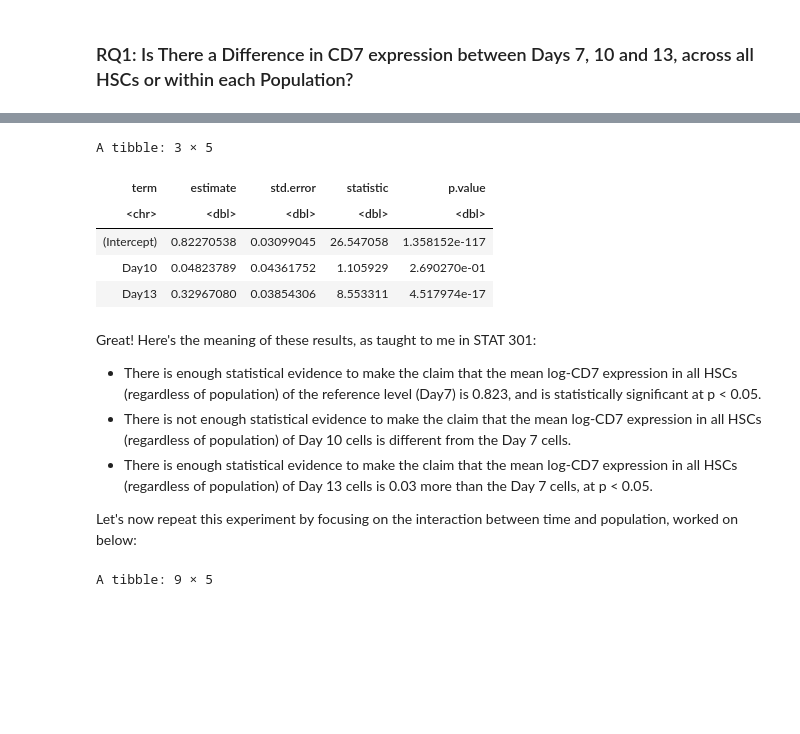
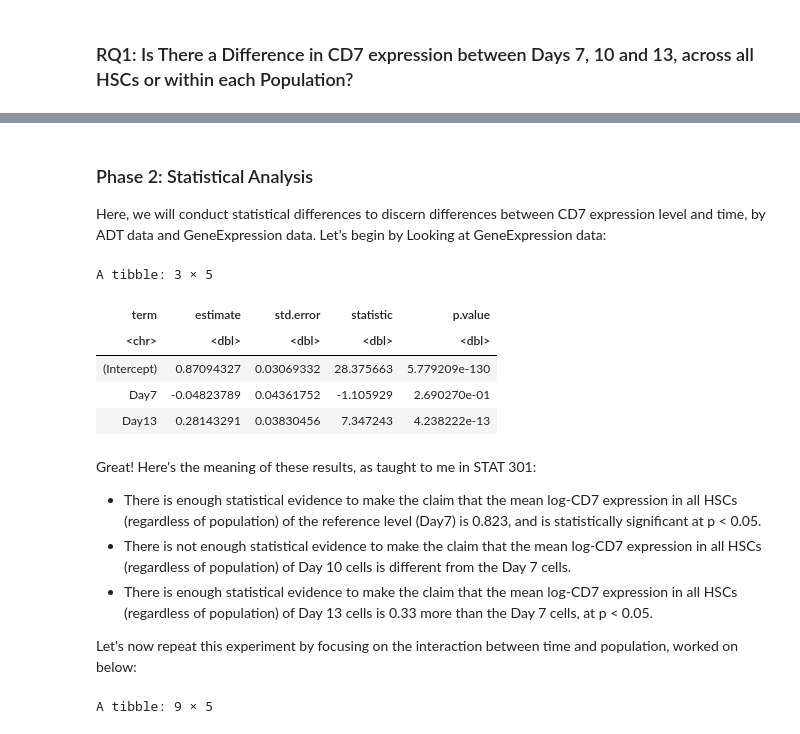
Before and after one commit to piyush-1903/ZandstraEaves_DirectedStudies, a Jupyter notebook: Aim1/d7-d13_RNASeq/Aim2_Analysis.ipynb, the cells around one changed output, grey strips where cells are left out. Saved outputs shown, nothing was run; the diff lists cells and outputs as text; code cells hidden in the pictures; blank space fills up the shorter version.

```diff
--- a/Aim1/d7-d13_RNASeq/Aim2_Analysis.ipynb
+++ b/Aim1/d7-d13_RNASeq/Aim2_Analysis.ipynb
@@ -198,34 +358,45 @@ I will generate 2 plots here, Plot_1 containing CD7 expression Vs. Day (All HSCs
 # %%
-# Implementing the BoxPlot Visualizations for CD7 Expression Across All Popuulations
+# Implementing the BoxPlot Visualizations for CD7 Expression Across All Popuulations #nolint
 
-options(repr.plot.width = 12, repr.plot.height = 8)
+options(repr.plot.width = 18, repr.plot.height = 9)
+
 # Filter out CD7- cells
 cd7_filtered_df <- as.data.frame(colData(merge2_light)) %>%
-  filter(CD7_status != "CD7_neg") %>%
+  filter(CD7_geneStat != "CD7_0") %>%
   filter(Group != "Other")
 
 # Reorder Day as a factor with levels in desired order
 cd7_filtered_df$Day <- factor(cd7_filtered_df$Day, levels = c("7", "10", "13"))
 
 # Plot 1: Overall Boxplot (All groups combined)
-ggplot(cd7_filtered_df, aes(x = Day, y = CD7_expr)) +
+CD7_gene_expression_plot_HSC <- ggplot(cd7_filtered_df, aes(x = Day, y = CD7_gene)) + # nolint
   geom_boxplot(fill = "steelblue", alpha = 0.7, outlier.shape = NA) +
   geom_jitter(width = 0.2, alpha = 0.2, size = 0.5) +
   labs(
-    title = "CD7 Expression Across Time (All HSCs)",
+    subtitle = "For All HSCs",
     x = "Day",
-    y = "CD7 log-normalized Expression"
+    y = "CD7 Log-Normalized Gene Expression"
   ) +
   theme_minimal()
 
 # Plot 2: Faceted by Population Group
-ggplot(cd7_filtered_df, aes(x = Day, y = CD7_expr)) +
+CD7_gene_expression_plot_GROUP <- ggplot(cd7_filtered_df, aes(x = Day, y = CD7_gene)) + # nolint
   geom_boxplot(fill = "darkorange", alpha = 0.7, outlier.shape = NA) +
   geom_jitter(width = 0.2, alpha = 0.2, size = 0.5) +
   facet_wrap(~Group) +
   labs(
-    title = "CD7 Expression Across Time by HSC Population",
+    subtitle = "By Population",
     x = "Day",
-    y = "CD7 log-normalized Expression"
+    y = ""
   ) +
   theme_minimal()
+
+CombPlot_CD7_gene_expression <- CD7_gene_expression_plot_HSC + CD7_gene_expression_plot_GROUP + plot_layout(ncol = 2) + # nolint
+  plot_annotation(title = "CD7 Gene Expression Across Time by HSC Population & Group") & # nolint
+  theme(
+    plot.title = element_text(hjust = 0.5, size = 16, face = "bold"),
+    axis.title = element_text(size = 14),
+    axis.text = element_text(size = 12),
+    plot.subtitle = element_text(size = 15, face = "italic"),
+    strip.text = element_text(size = 12)
+  )
@@ -267,20 +613,24 @@ Let's follow this up with a statisticial analysis by fitting a SLR model on the
+# %% [markdown]
+### Phase 2: Statistical Analysis
+
+Here, we will conduct statistical differences to discern differences between CD7 expression level and time, by ADT data and GeneExpression data. Let's begin by Looking at GeneExpression data:
 # %%
-cd7_day_slr <- lm(CD7_expr ~ Day, data = cd7_filtered_df)
+cd7_day_slr <- lm(CD7_gene ~ Day, data = cd7_filtered_df)
 
 tidy(cd7_day_slr)
 # %% [output]
 A tibble: 3 × 5
 | term | estimate | std.error | statistic | p.value |
 | <chr> | <dbl> | <dbl> | <dbl> | <dbl> |
-| (Intercept) | 0.82270538 | 0.03099045 | 26.547058 | 1.358152e-117 |
-| Day10 | 0.04823789 | 0.04361752 | 1.105929 | 2.690270e-01 |
-| Day13 | 0.32967080 | 0.03854306 | 8.553311 | 4.517974e-17 |
+| (Intercept) | 0.87094327 | 0.03069332 | 28.375663 | 5.779209e-130 |
+| Day7 | -0.04823789 | 0.04361752 | -1.105929 | 2.690270e-01 |
+| Day13 | 0.28143291 | 0.03830456 | 7.347243 | 4.238222e-13 |
 # %% [markdown]
 Great! Here's the meaning of these results, as taught to me in STAT 301:
 
 * There is enough statistical evidence to make the claim that the mean log-CD7 expression in all HSCs (regardless of population) of the reference level (Day7) is 0.823, and is statistically significant at p < 0.05.
 * There is not enough statistical evidence to make the claim that the mean log-CD7 expression in all HSCs (regardless of population) of Day 10 cells is different from the Day 7 cells.
-* There is enough statistical evidence to make the claim that the mean log-CD7 expression in all HSCs (regardless of population) of Day 13 cells is 0.03 more than the Day 7 cells, at p < 0.05.
+* There is enough statistical evidence to make the claim that the mean log-CD7 expression in all HSCs (regardless of population) of Day 13 cells is 0.33 more than the Day 7 cells, at p < 0.05.
 
 Let's now repeat this experiment by focusing on the interaction between time and population, worked on below:
 # %%
```
Also changed, not shown: parts of 45 cells of this notebook.
